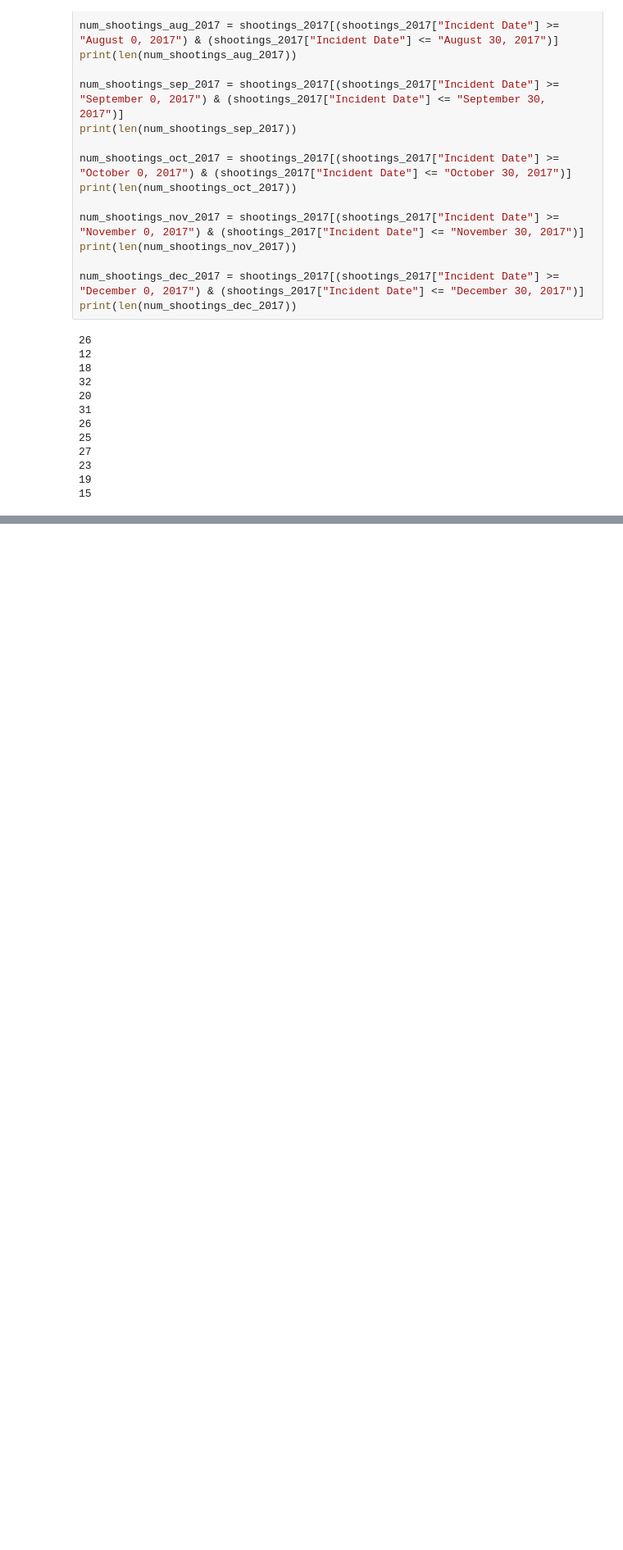
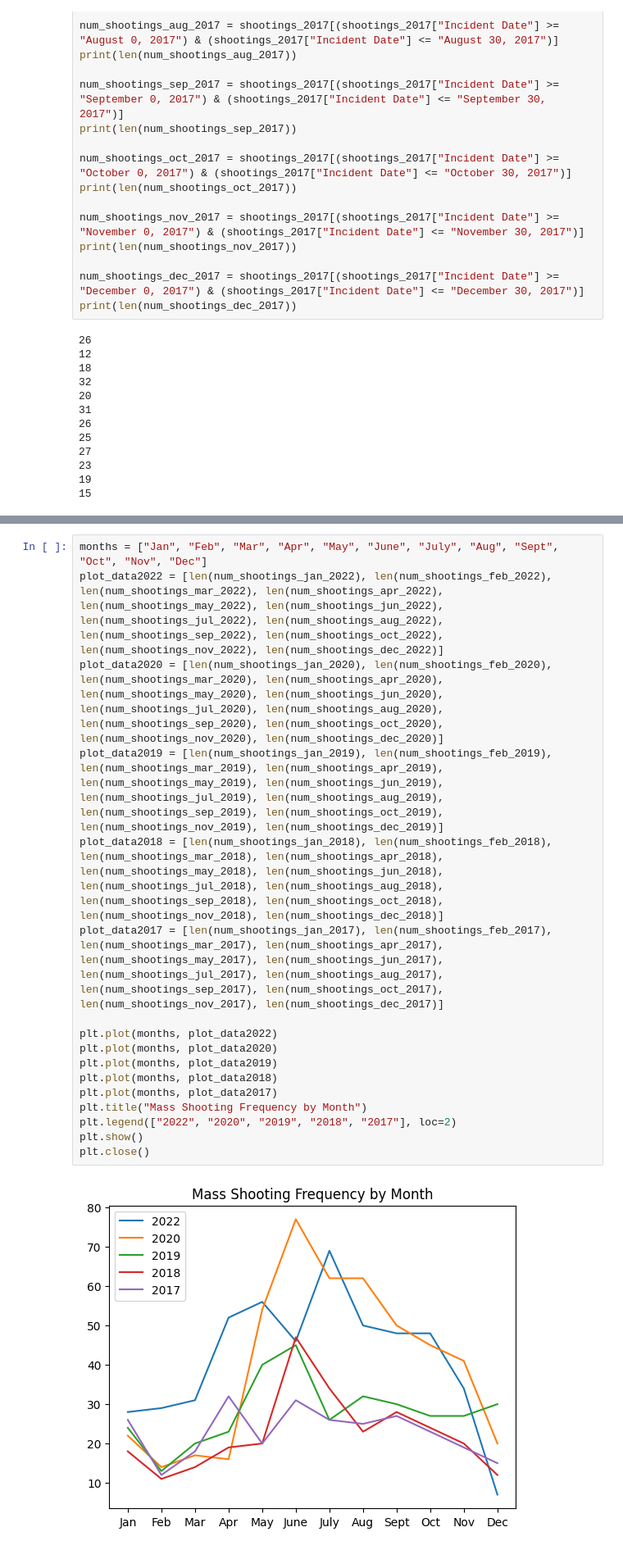
Before and after one commit to dylancortez/Mass-Shootings, a Jupyter notebook: mass_shootings.ipynb, the cells around one changed output, grey strips where cells are left out. Shown at 82% size. Saved outputs shown, nothing was run; the diff lists cells and outputs as text; blank space fills up the shorter version.

Commit message:
graph data

```diff
--- a/mass_shootings.ipynb
+++ b/mass_shootings.ipynb
@@ -353,0 +356,19 @@ After looking through all of the prior years, it seems that the most of the past
+# %%
+months = ["Jan", "Feb", "Mar", "Apr", "May", "June", "July", "Aug", "Sept", "Oct", "Nov", "Dec"]
+plot_data2022 = [len(num_shootings_jan_2022), len(num_shootings_feb_2022), len(num_shootings_mar_2022), len(num_shootings_apr_2022), len(num_shootings_may_2022), len(num_shootings_jun_2022), len(num_shootings_jul_2022), len(num_shootings_aug_2022), len(num_shootings_sep_2022), len(num_shootings_oct_2022), len(num_shootings_nov_2022), len(num_shootings_dec_2022)]
+plot_data2020 = [len(num_shootings_jan_2020), len(num_shootings_feb_2020), len(num_shootings_mar_2020), len(num_shootings_apr_2020), len(num_shootings_may_2020), len(num_shootings_jun_2020), len(num_shootings_jul_2020), len(num_shootings_aug_2020), len(num_shootings_sep_2020), len(num_shootings_oct_2020), len(num_shootings_nov_2020), len(num_shootings_dec_2020)]
+plot_data2019 = [len(num_shootings_jan_2019), len(num_shootings_feb_2019), len(num_shootings_mar_2019), len(num_shootings_apr_2019), len(num_shootings_may_2019), len(num_shootings_jun_2019), len(num_shootings_jul_2019), len(num_shootings_aug_2019), len(num_shootings_sep_2019), len(num_shootings_oct_2019), len(num_shootings_nov_2019), len(num_shootings_dec_2019)]
+plot_data2018 = [len(num_shootings_jan_2018), len(num_shootings_feb_2018), len(num_shootings_mar_2018), len(num_shootings_apr_2018), len(num_shootings_may_2018), len(num_shootings_jun_2018), len(num_shootings_jul_2018), len(num_shootings_aug_2018), len(num_shootings_sep_2018), len(num_shootings_oct_2018), len(num_shootings_nov_2018), len(num_shootings_dec_2018)]
+plot_data2017 = [len(num_shootings_jan_2017), len(num_shootings_feb_2017), len(num_shootings_mar_2017), len(num_shootings_apr_2017), len(num_shootings_may_2017), len(num_shootings_jun_2017), len(num_shootings_jul_2017), len(num_shootings_aug_2017), len(num_shootings_sep_2017), len(num_shootings_oct_2017), len(num_shootings_nov_2017), len(num_shootings_dec_2017)]
+
+plt.plot(months, plot_data2022)
+plt.plot(months, plot_data2020)
+plt.plot(months, plot_data2019)
+plt.plot(months, plot_data2018)
+plt.plot(months, plot_data2017)
+plt.title("Mass Shooting Frequency by Month")
+plt.legend(["2022", "2020", "2019", "2018", "2017"], loc=2)
+plt.show()
+plt.close()
+# %% [output]
+[figure, added]
```
Also changed, not shown: parts of 5 cells of this notebook.
